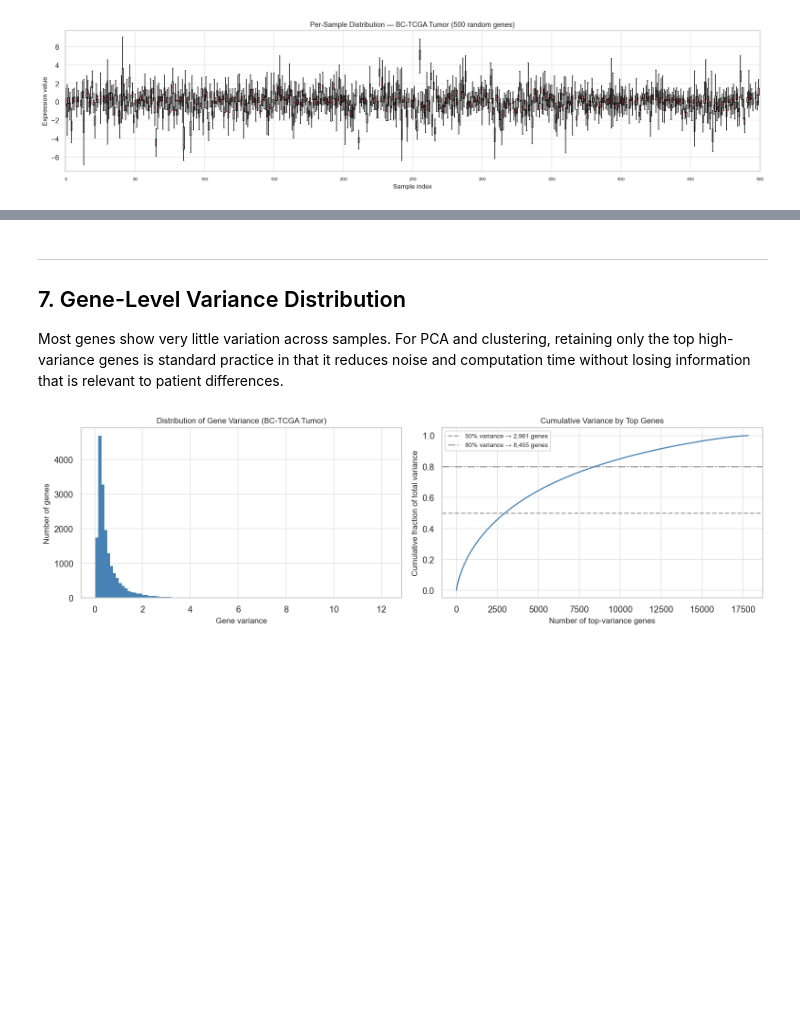
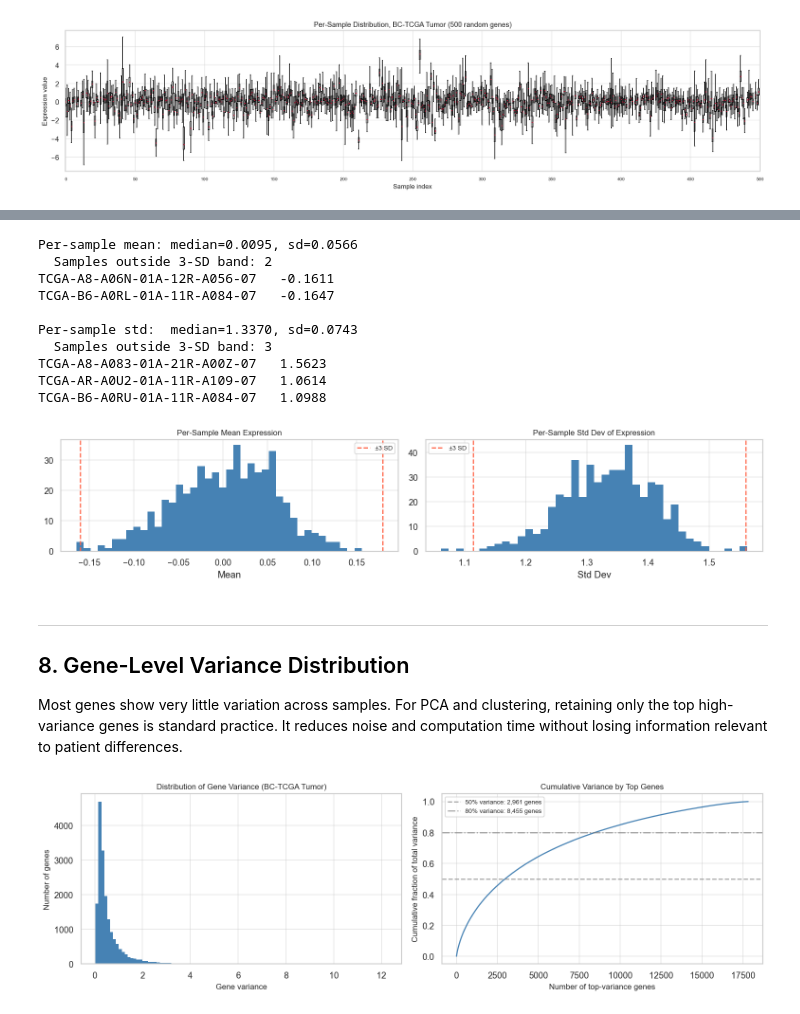
Before and after one commit to gpskentzos/DATA5322-CancerGenomeAtlas-Analysis, a Jupyter notebook: notebooks/01_eda.ipynb, the cells around one changed output, grey strips where cells are left out. Cells and saved outputs as stored; diff of their text form; code cells hidden in the pictures; blank space fills up the shorter version.

```diff
--- a/notebooks/01_eda.ipynb
+++ b/notebooks/01_eda.ipynb
@@ -286,10 +281,58 @@ plt.show()
+# %%
+# Per-sample mean and std
+sample_means = tcga.mean(axis=1)
+sample_stds  = tcga.std(axis=1)
+
+mean_med, mean_sd = sample_means.median(), sample_means.std()
+std_med,  std_sd  = sample_stds.median(),  sample_stds.std()
+
+outliers_mean = sample_means[np.abs(sample_means - mean_med) > 3 * mean_sd]
+outliers_std  = sample_stds[ np.abs(sample_stds  - std_med)  > 3 * std_sd]
+
+print(f'Per-sample mean: median={mean_med:.4f}, sd={mean_sd:.4f}')
+print(f'  Samples outside 3-SD band: {len(outliers_mean)}')
+if len(outliers_mean):
+    print(outliers_mean.to_string())
+
+print(f'\nPer-sample std:  median={std_med:.4f}, sd={std_sd:.4f}')
+print(f'  Samples outside 3-SD band: {len(outliers_std)}')
+if len(outliers_std):
+    print(outliers_std.to_string())
+
+# Quick visualization
+fig, axes = plt.subplots(1, 2, figsize=(13, 3))
+axes[0].hist(sample_means, bins=40, color='steelblue', edgecolor='none')
+axes[0].axvline(mean_med - 3*mean_sd, color='tomato', linestyle='--', label='±3 SD')
+axes[0].axvline(mean_med + 3*mean_sd, color='tomato', linestyle='--')
+axes[0].set_title('Per-Sample Mean Expression', fontsize=10)
+axes[0].set_xlabel('Mean'); axes[0].legend(fontsize=8)
+
+axes[1].hist(sample_stds, bins=40, color='steelblue', edgecolor='none')
+axes[1].axvline(std_med - 3*std_sd, color='tomato', linestyle='--', label='±3 SD')
+axes[1].axvline(std_med + 3*std_sd, color='tomato', linestyle='--')
+axes[1].set_title('Per-Sample Std Dev of Expression', fontsize=10)
+axes[1].set_xlabel('Std Dev'); axes[1].legend(fontsize=8)
+
+plt.tight_layout()
+plt.savefig(PLOTS_DIR / 'eda_sample_qc.png', bbox_inches='tight')
+plt.show()
+# %% [output]
+Per-sample mean: median=0.0095, sd=0.0566
+  Samples outside 3-SD band: 2
+TCGA-A8-A06N-01A-12R-A056-07   -0.1611
+TCGA-B6-A0RL-01A-11R-A084-07   -0.1647
+
+Per-sample std:  median=1.3370, sd=0.0743
+  Samples outside 3-SD band: 3
+TCGA-A8-A083-01A-21R-A00Z-07   1.5623
+TCGA-AR-A0U2-01A-11R-A109-07   1.0614
+TCGA-B6-A0RU-01A-11R-A084-07   1.0988
+[figure, added]
 # %% [markdown]
 ---
-## 7. Gene-Level Variance Distribution
+## 8. Gene-Level Variance Distribution
 
-Most genes show very little variation across samples. For PCA and clustering, retaining only the
-top high-variance genes is standard practice in that it reduces noise and computation time without
-losing information that is relevant to patient differences.
+Most genes show very little variation across samples. For PCA and clustering, retaining only the top high-variance genes is standard practice. It reduces noise and computation time without losing information relevant to patient differences.
 # %%
 # pandas .var() skips NaN by default, so this is safe with the nulls present
 gene_var = tcga.var(axis=0).sort_values(ascending=False)
```
Also changed, not shown: parts of 16 cells of this notebook, 12 other files.
